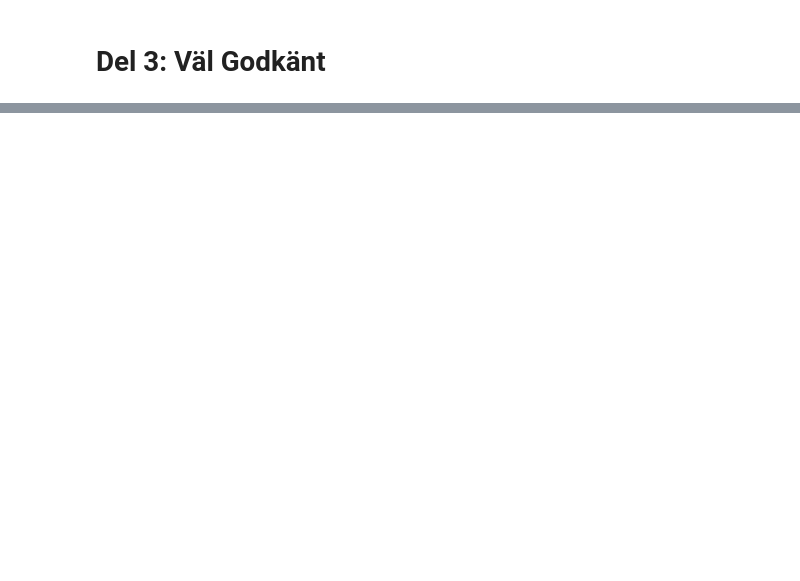
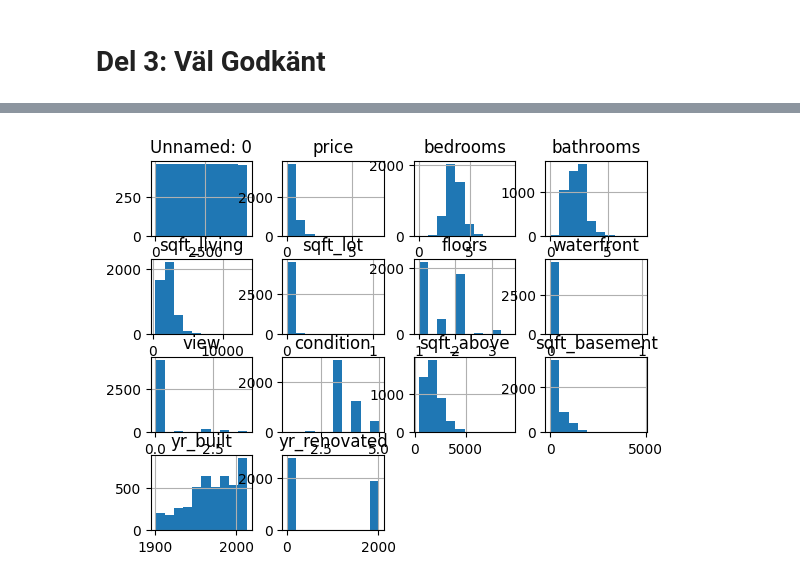
Before and after one commit to Woodthorne/Learning-by-doing, a Jupyter notebook: Deep Learning/house_price_regression.ipynb, the cells around one changed output, grey strips where cells are left out. Drawn from its saved outputs; the diff is of its cells as text; code cells hidden in the pictures; blank space fills up the shorter version.

```diff
--- a/Deep Learning/house_price_regression.ipynb
+++ b/Deep Learning/house_price_regression.ipynb
@@ -113,2 +134,5 @@ plt.show()
 # %% [markdown]
 # Del 3: Väl Godkänt
+# %%
+house_data = pd.read_csv('house_price.csv')
+house_data.head()
@@ -114,0 +158,5 @@ plt.show()
+# %%
+house_data.hist()
+plt.show()
+# %% [output]
+[figure, added]
```
Also changed, not shown: parts of 18 cells of this notebook, 1 other file.
